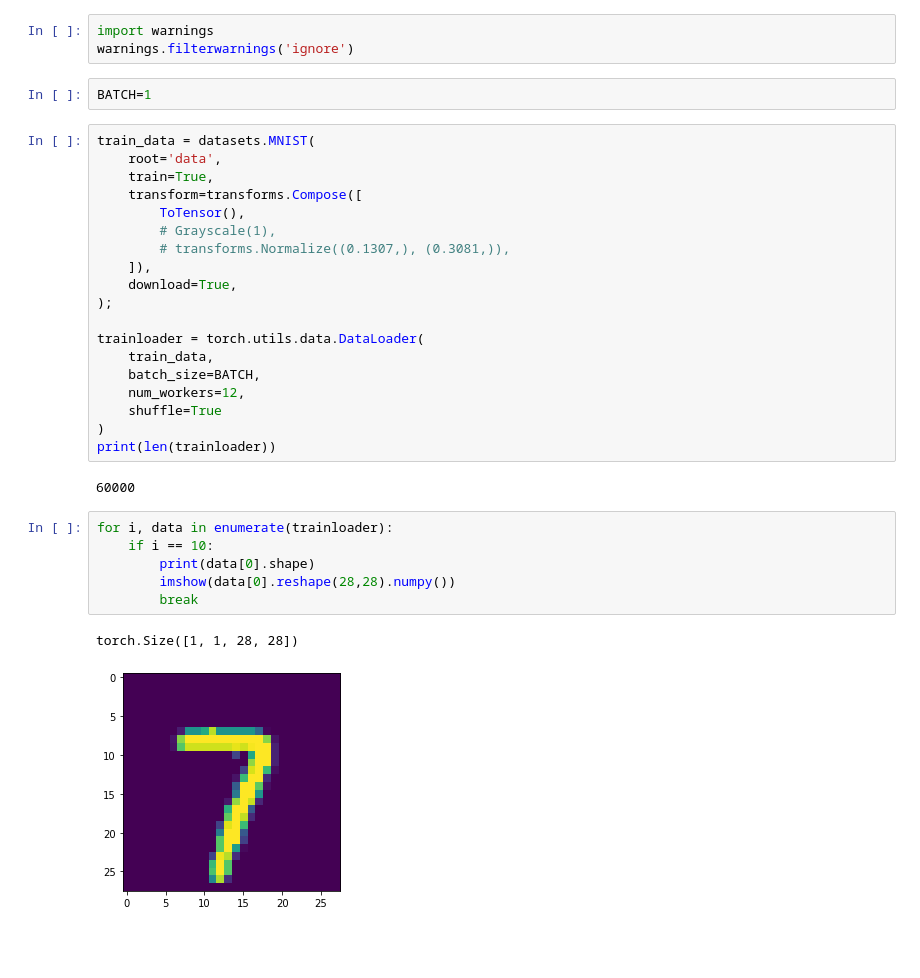
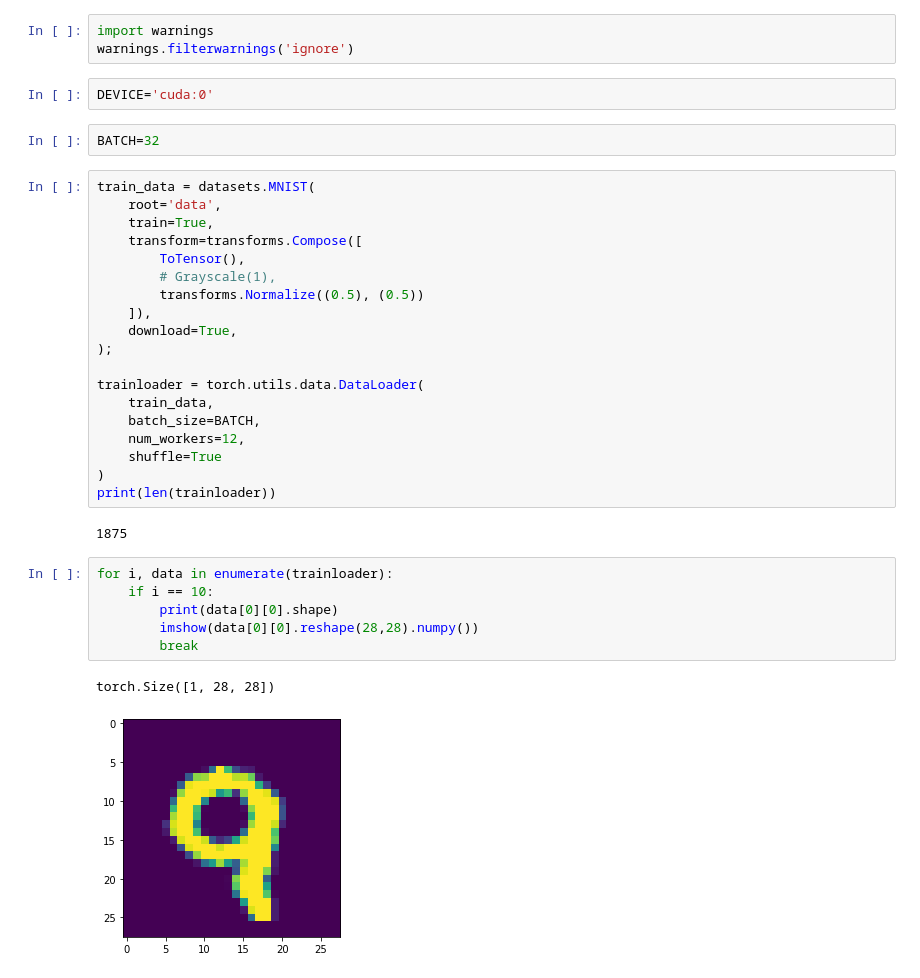
Before and after one commit to luundbr/algos, a Jupyter notebook: gan.ipynb, the cells around one changed output. Cells and saved outputs as stored; diff of their text form; blank space fills up the shorter version.

```diff
--- a/gan.ipynb
+++ b/gan.ipynb
@@ -20,8 +42,10 @@ Populating the interactive namespace from numpy and matplotlib
 # %%
 import warnings
 warnings.filterwarnings('ignore')
+# %%
+DEVICE='cuda:0'
 # %%
-BATCH=1
+BATCH=32
 # %%
 train_data = datasets.MNIST(
 	root='data',
@@ -29,7 +53,7 @@ train_data = datasets.MNIST(
 	transform=transforms.Compose([
 		ToTensor(),
 		# Grayscale(1),
-		# transforms.Normalize((0.1307,), (0.3081,)),
+		transforms.Normalize((0.5), (0.5))
 	]),
 	download=True,
 );
@@ -42,16 +66,16 @@ trainloader = torch.utils.data.DataLoader(
 )
 print(len(trainloader))
 # %% [output]
-60000
+1875
 # %%
 for i, data in enumerate(trainloader):
 	if i == 10:
-		print(data[0].shape)
-		imshow(data[0].reshape(28,28).numpy())
+		print(data[0][0].shape)
+		imshow(data[0][0].reshape(28,28).numpy())
 		break
 # %% [output]
-torch.Size([1, 1, 28, 28])
+torch.Size([1, 28, 28])
-[figure, old version]
+[figure, new version]
 # %%
 class G(nn.Module):
 	def __init__(self):
```
Also changed, not shown: parts of 14 cells of this notebook.
